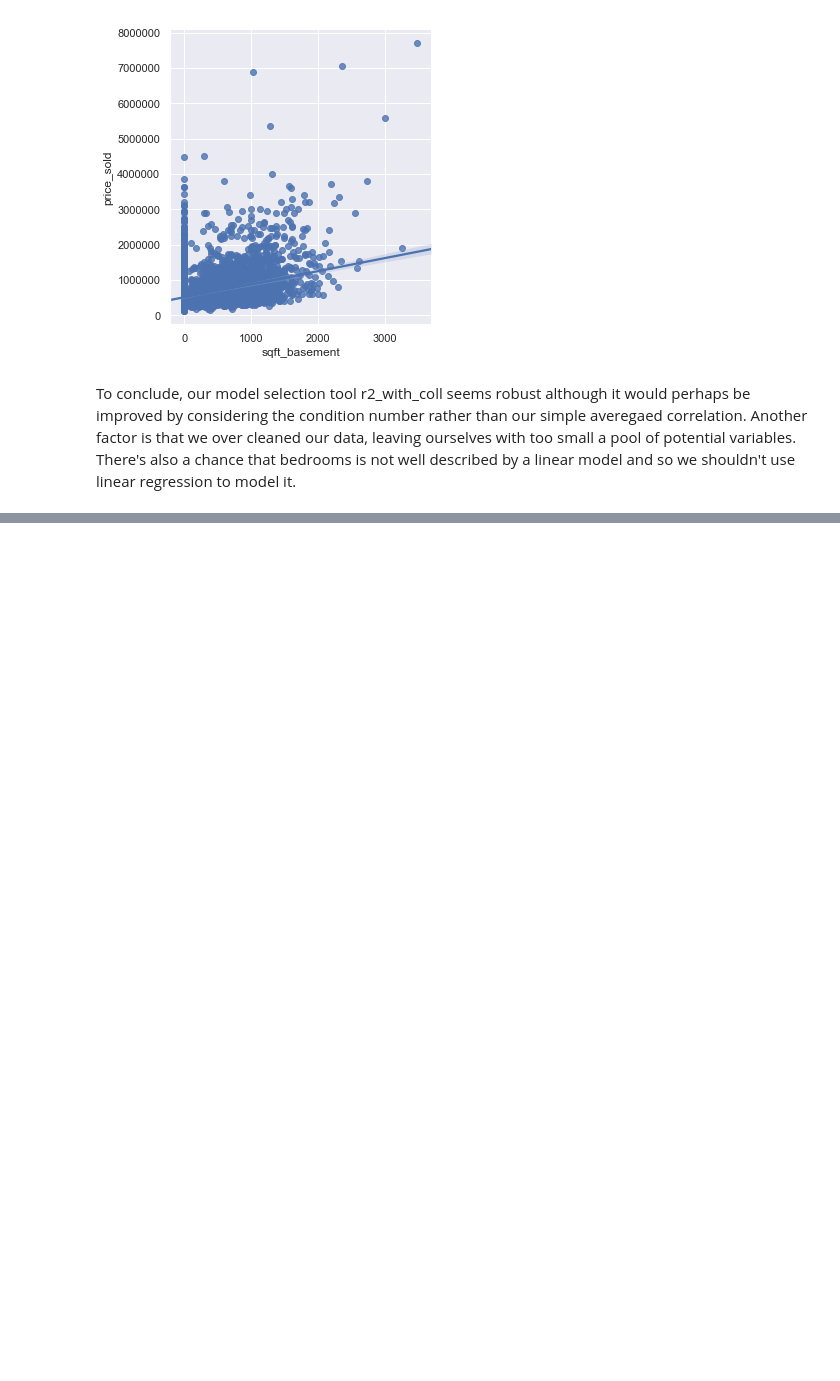
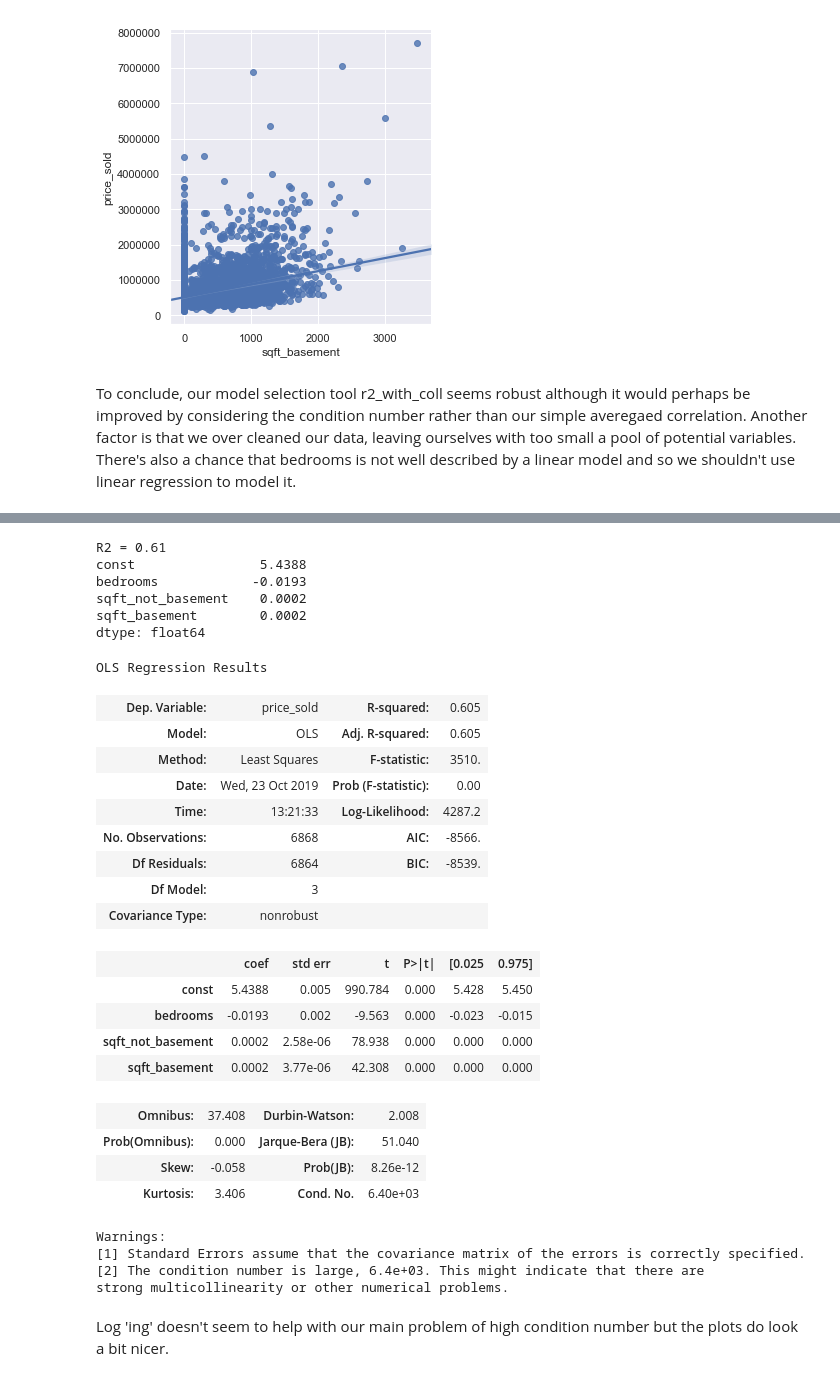
Before and after one commit to Greg-S-12/Mod1_Project, a Jupyter notebook: final_notebook.ipynb, the cells around one changed output, grey strips where cells are left out. Drawn from its saved outputs; the diff is of its cells as text; code cells hidden in the pictures; blank space fills up the shorter version.

```diff
--- a/final_notebook.ipynb
+++ b/final_notebook.ipynb
@@ -580,0 +630,62 @@ To conclude, our model selection tool r2_with_coll seems robust although it woul
+# %%
+# Setting up a dataframe for the bedrooms, sqft_not_basement, and sqft_basement.
+
+df_location1_log = df_location1_log.drop(['sqft_lot', 'floors',
+                                         'bathrooms', 'sqft_living'],axis=1)
+
+Xl1_log = df_location1_log.drop('price_sold', axis=1)
+
+yl1_log = df_location1_log['price_sold']
+# %%
+# Actually running the linear regression
+
+# Setting up the LEARNER
+Xl1_log = sm.add_constant(Xl1_log)
+model_sm_l1_log = sm.OLS(yl1_log,Xl1_log)
+
+# Actually LEARNING
+resultsl1_log = model_sm_l1_log.fit()
+
+# Evaluating performance
+r2l1_log = resultsl1_log.rsquared
+r2l1_log = r2l1_log.round(2)
+print('R2 = {}'.format(r2l1_log))
+
+# # Understanding the LEARNED model
+est_b = resultsl1_log.params
+print(est_b.round(4))
+# %% [output]
+R2 = 0.61
+const                5.4388
+bedrooms            -0.0193
+sqft_not_basement    0.0002
+sqft_basement        0.0002
+dtype: float64
+# %%
+resultsl1_log.summary()
+# %% [output]
+OLS Regression Results
+| Dep. Variable: | price_sold | R-squared: | 0.605 |
+| Model: | OLS | Adj. R-squared: | 0.605 |
+| Method: | Least Squares | F-statistic: | 3510. |
+| Date: | Wed, 23 Oct 2019 | Prob (F-statistic): | 0.00 |
+| Time: | 13:21:33 | Log-Likelihood: | 4287.2 |
+| No. Observations: | 6868 | AIC: | -8566. |
+| Df Residuals: | 6864 | BIC: | -8539. |
+| Df Model: | 3 |  |  |
+| Covariance Type: | nonrobust |  |  |
+|  | coef | std err | t | P>|t| | [0.025 | 0.975] |
+| const | 5.4388 | 0.005 | 990.784 | 0.000 | 5.428 | 5.450 |
+| bedrooms | -0.0193 | 0.002 | -9.563 | 0.000 | -0.023 | -0.015 |
+| sqft_not_basement | 0.0002 | 2.58e-06 | 78.938 | 0.000 | 0.000 | 0.000 |
+| sqft_basement | 0.0002 | 3.77e-06 | 42.308 | 0.000 | 0.000 | 0.000 |
+| Omnibus: | 37.408 | Durbin-Watson: | 2.008 |
+| Prob(Omnibus): | 0.000 | Jarque-Bera (JB): | 51.040 |
+| Skew: | -0.058 | Prob(JB): | 8.26e-12 |
+| Kurtosis: | 3.406 | Cond. No. | 6.40e+03 |
+Warnings:
+[1] Standard Errors assume that the covariance matrix of the errors is correctly specified.
+[2] The condition number is large, 6.4e+03. This might indicate that there are
+strong multicollinearity or other numerical problems.
+# %% [markdown]
+Log 'ing' doesn't seem to help with our main problem of high condition number but the plots do look a bit nicer.
```
Also changed, not shown: parts of 6 cells of this notebook.
